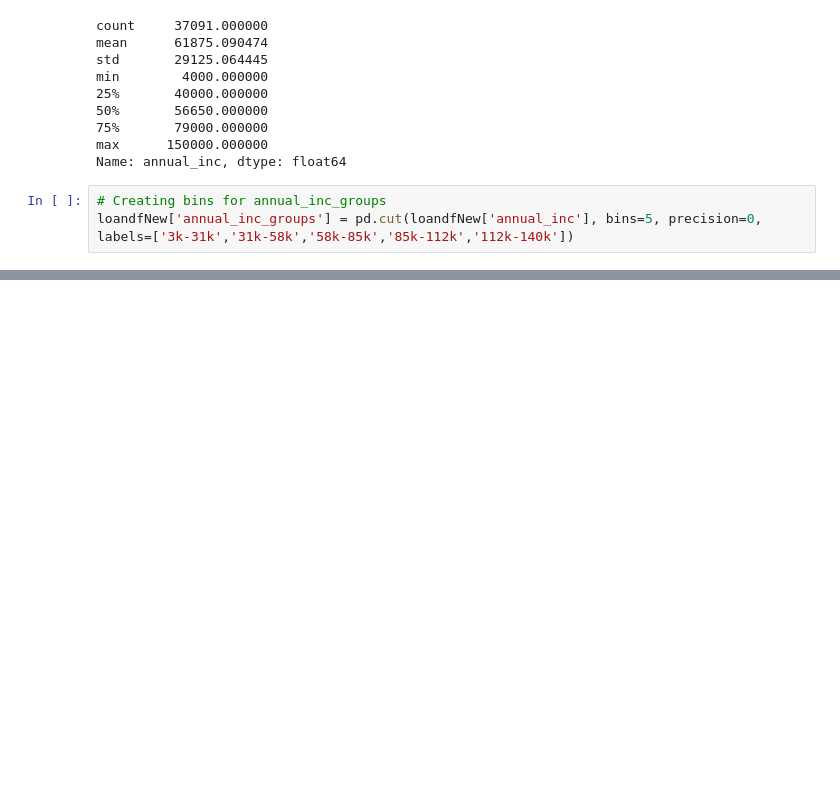
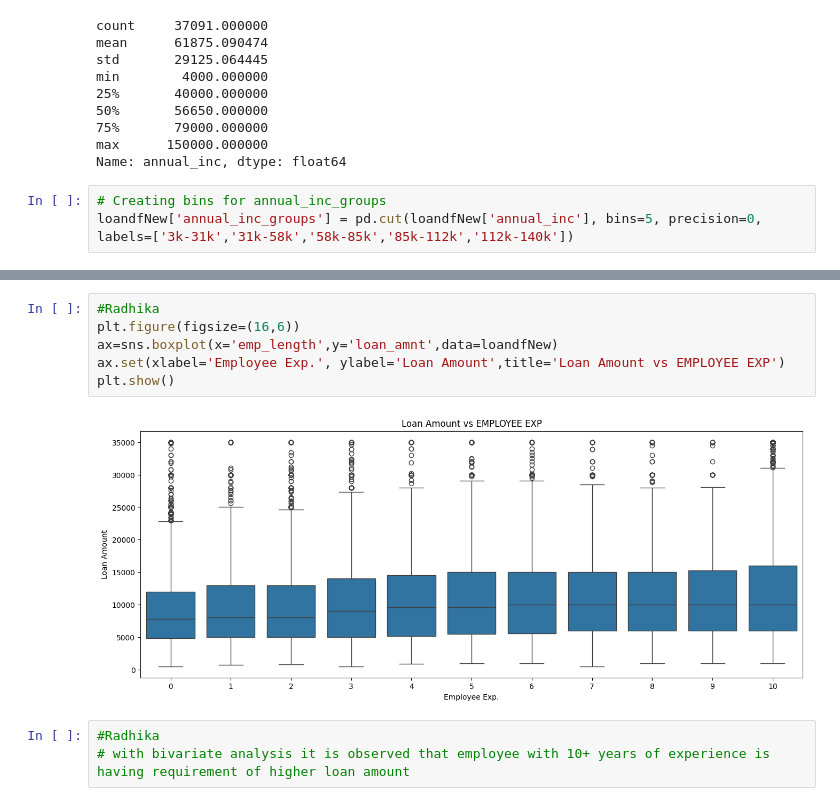
Before and after one commit to karthikgadepalli/LendingClubCaseStudy, a Jupyter notebook: LendingClubCaseStudyAnalysis.ipynb, the cells around one changed output, grey strips where cells are left out. Drawn from its saved outputs; the diff is of its cells as text; blank space fills up the shorter version.

```diff
--- a/LendingClubCaseStudyAnalysis.ipynb
+++ b/LendingClubCaseStudyAnalysis.ipynb
@@ -870,0 +903,11 @@ plt.show()
+# %%
+#Radhika
+plt.figure(figsize=(16,6))
+ax=sns.boxplot(x='emp_length',y='loan_amnt',data=loandfNew)
+ax.set(xlabel='Employee Exp.', ylabel='Loan Amount',title='Loan Amount vs EMPLOYEE EXP')
+plt.show()
+# %% [output]
+[figure, added]
+# %%
+#Radhika
+# with bivariate analysis it is observed that employee with 10+ years of experience is having requirement of higher loan amount
```
Also changed, not shown: parts of 40 cells of this notebook.
